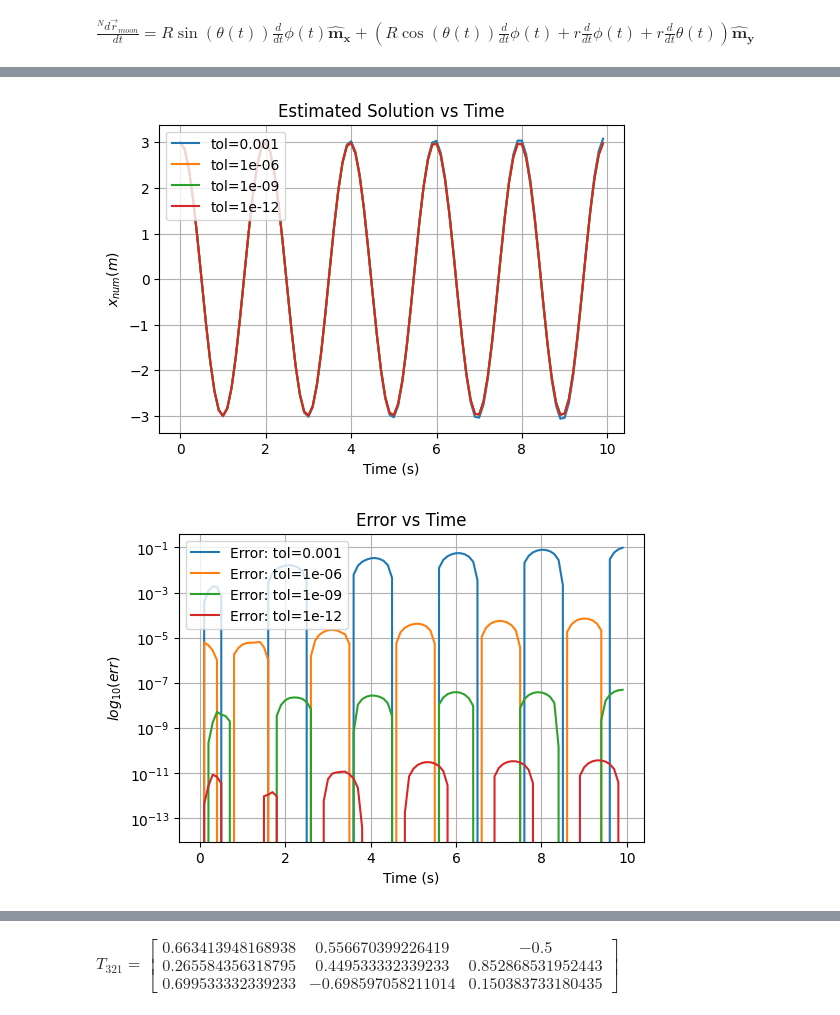
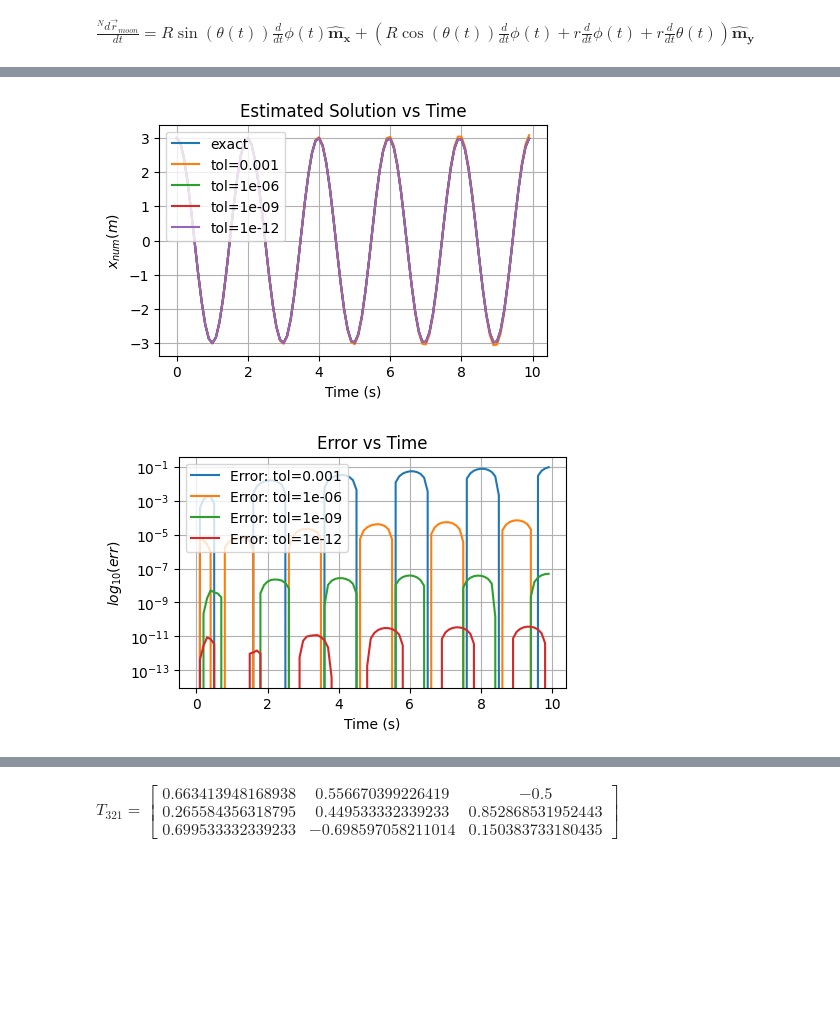
Before and after one commit to jjermstad24/Fall_2024_Classes, a Jupyter notebook: AERO_424/Homework_1.ipynb, the cells around one changed output, grey strips where cells are left out. Saved outputs shown, nothing was run; the diff lists cells and outputs as text; code cells hidden in the pictures; blank space fills up the shorter version.

```diff
--- a/AERO_424/Homework_1.ipynb
+++ b/AERO_424/Homework_1.ipynb
@@ -280,27 +288,28 @@ error_list = [[x[idx]-exact_x(times[idx]) for idx in range(len(x))] for x in x_l
 Note: You may use software packages other than MATLAB for this problem, as long
 as they support numerical integration with adjustable tolerances.
 # %%
-plt.figure(figsize=(6,4))
+plt.figure(figsize=(5,3))
+plt.plot(times,exact_x(times),label="exact")
 for tol,x in zip(tolerances,x_list):
     plt.plot(times,x,label=f"tol={tol}")
 plt.xlabel("Time (s)")
 plt.ylabel(r"$x_{num} (m)$")
 plt.title("Estimated Solution vs Time")
 plt.legend(loc=2)
 plt.grid()
 plt.show()
 
-plt.figure(figsize=(6,4))
+plt.figure(figsize=(5,3))
 for tol,errors in zip(tolerances,error_list):
     plt.plot(times,errors,label=f"Error: tol={tol}")
 plt.xlabel("Time (s)")
 plt.ylabel(r"$log_{10}(err)$")
 plt.title("Error vs Time")
 plt.yscale("log")
 plt.legend(loc=2)
 plt.grid()
 plt.show()
 # %% [output]
-[figure, old version]
+[figure, new version]
-[figure, old version]
+[figure, new version]
 # %% [markdown]
```
Also changed, not shown: parts of 21 cells of this notebook, 2 other files.
